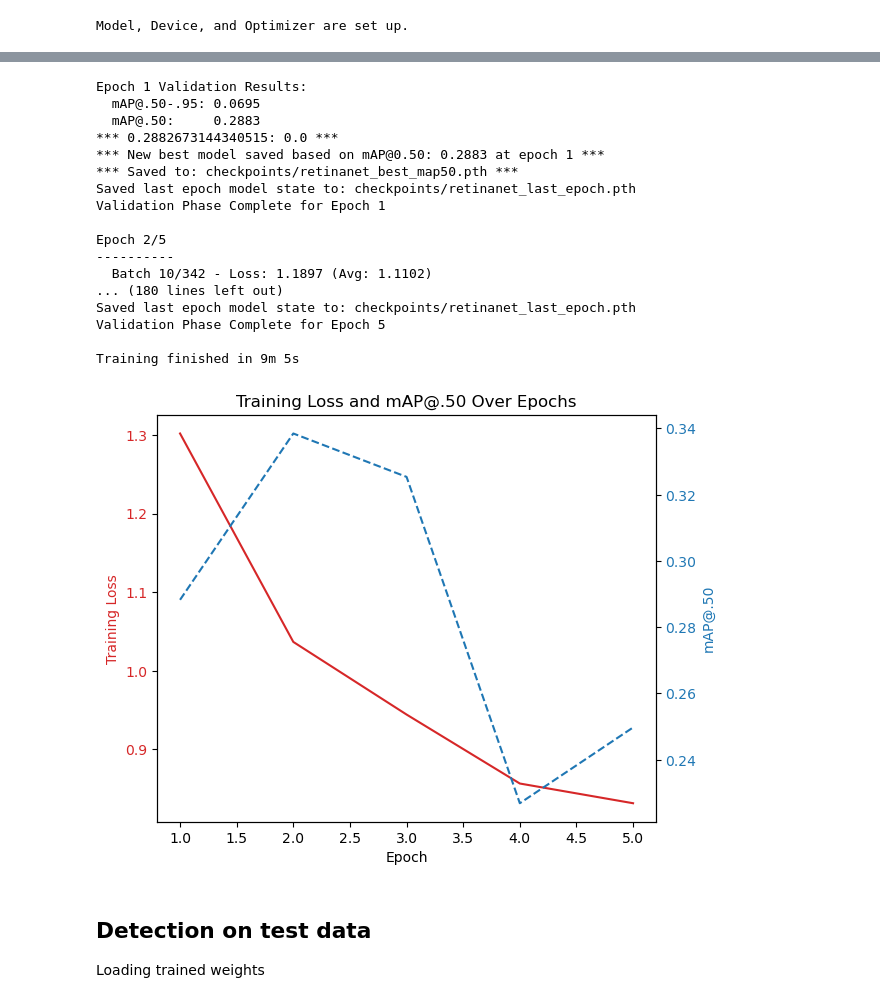
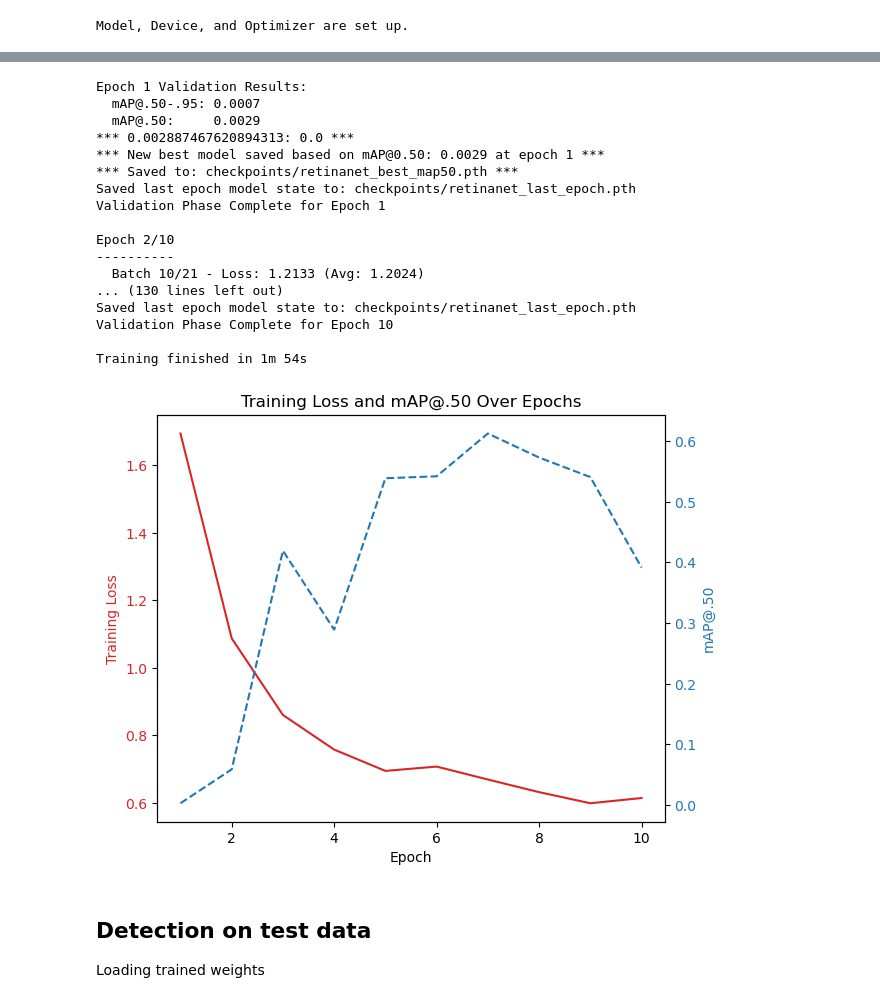
Before and after one commit to YourBroChris/SnowPoleDetection, a Jupyter notebook: torchVision/pytorch-retinanet/RetinaNetTorch.ipynb, the cells around one changed output, grey strips where cells are left out. Saved outputs shown, nothing was run; the diff lists cells and outputs as text; code cells hidden in the pictures.

```diff
--- a/torchVision/pytorch-retinanet/RetinaNetTorch.ipynb
+++ b/torchVision/pytorch-retinanet/RetinaNetTorch.ipynb
@@ -204,12 +194,13 @@ model.head.classification_head = new_cls_head
 # %% [markdown]
 # --- End Modification ---
 # %%
+print("Current working directory:", os.getcwd())
 # --- 1. Define Configuration ---
-BATCH_SIZE = 4
+BATCH_SIZE = 16
 #ANNOTATIONS_DIR = "/work/mathiamt/SnowPoleDetection/torchVision/pytorch-retinanet/annotations"
 #CLASSES_FILE = "/work/mathiamt/SnowPoleDetection/torchVision/pytorch-retinanet/classes.csv"
-ANNOTATIONS_DIR = "/work/chrsjoha/SnowPoleDetection/torchVision/pytorch-retinanet/annotations"
-CLASSES_FILE = "/work/chrsjoha/SnowPoleDetection/torchVision/pytorch-retinanet/classes.csv"
+ANNOTATIONS_DIR = "/work/chrsjoha/SnowConeDetection/torchVision/pytorch-retinanet/annotations"
+CLASSES_FILE = "/work/chrsjoha/SnowConeDetection/torchVision/pytorch-retinanet/classes.csv"
 # Define image directory - IMPORTANT: adjust this based on paths in your CSV
 # If paths in CSV are like 'retinanet_data/lidar/images/train/image_1.png' and you run from project root:
 IMG_DIR = '.'
@@ -222,8 +213,8 @@ train_transforms = get_transforms(is_train=True)
 val_transforms = get_transforms(is_train=False)
 
 # --- 2. Create Dataset Instances ---
-train_annotations_file = os.path.join(ANNOTATIONS_DIR, "lidar_train_annotations.csv")
-val_annotations_file = os.path.join(ANNOTATIONS_DIR, "lidar_valid_annotations.csv")
+train_annotations_file = os.path.join(ANNOTATIONS_DIR, "rgb_train_annotations.csv")
+val_annotations_file = os.path.join(ANNOTATIONS_DIR, "rgb_valid_annotations.csv")
 
 # Make sure to provide all required arguments to LidarDataset:
 # annotations_file, classes_file, img_dir, transforms
@@ -309,7 +301,7 @@ Model, Device, and Optimizer are set up.
 # %%
 
 # --- Training Configuration ---
-num_epochs = 5 # Or choose desired number of epochs
+num_epochs = 10 # Or choose desired number of epochs
 output_dir = "checkpoints"
 os.makedirs(output_dir, exist_ok=True) # Create directory if it doesn't exist
 best_model_path = os.path.join(output_dir, "retinanet_best_map50.pth")
@@ -501,23 +485,23 @@ Epoch 1 Training Loss: 1.3019
 
 Running Validation and Calculating mAP...
 Epoch 1 Validation Results:
-  mAP@.50-.95: 0.0695
-  mAP@.50:     0.2883
-*** 0.2882673144340515: 0.0 ***
-*** New best model saved based on mAP@0.50: 0.2883 at epoch 1 ***
+  mAP@.50-.95: 0.0007
+  mAP@.50:     0.0029
+*** 0.002887467620894313: 0.0 ***
+*** New best model saved based on mAP@0.50: 0.0029 at epoch 1 ***
 *** Saved to: checkpoints/retinanet_best_map50.pth ***
 Saved last epoch model state to: checkpoints/retinanet_last_epoch.pth
 Validation Phase Complete for Epoch 1
 
-Epoch 2/5
+Epoch 2/10
 ----------
-  Batch 10/342 - Loss: 1.1897 (Avg: 1.1102)
-... (180 lines left out)
+  Batch 10/21 - Loss: 1.2133 (Avg: 1.2024)
+... (130 lines left out)
 Saved last epoch model state to: checkpoints/retinanet_last_epoch.pth
-Validation Phase Complete for Epoch 5
+Validation Phase Complete for Epoch 10
 
-Training finished in 9m 5s
+Training finished in 1m 54s
-[figure, old version]
+[figure, new version]
 # %% [markdown]
 ## Detection on test data
 Loading trained weights
```
Also changed, not shown: parts of 10 cells of this notebook.
